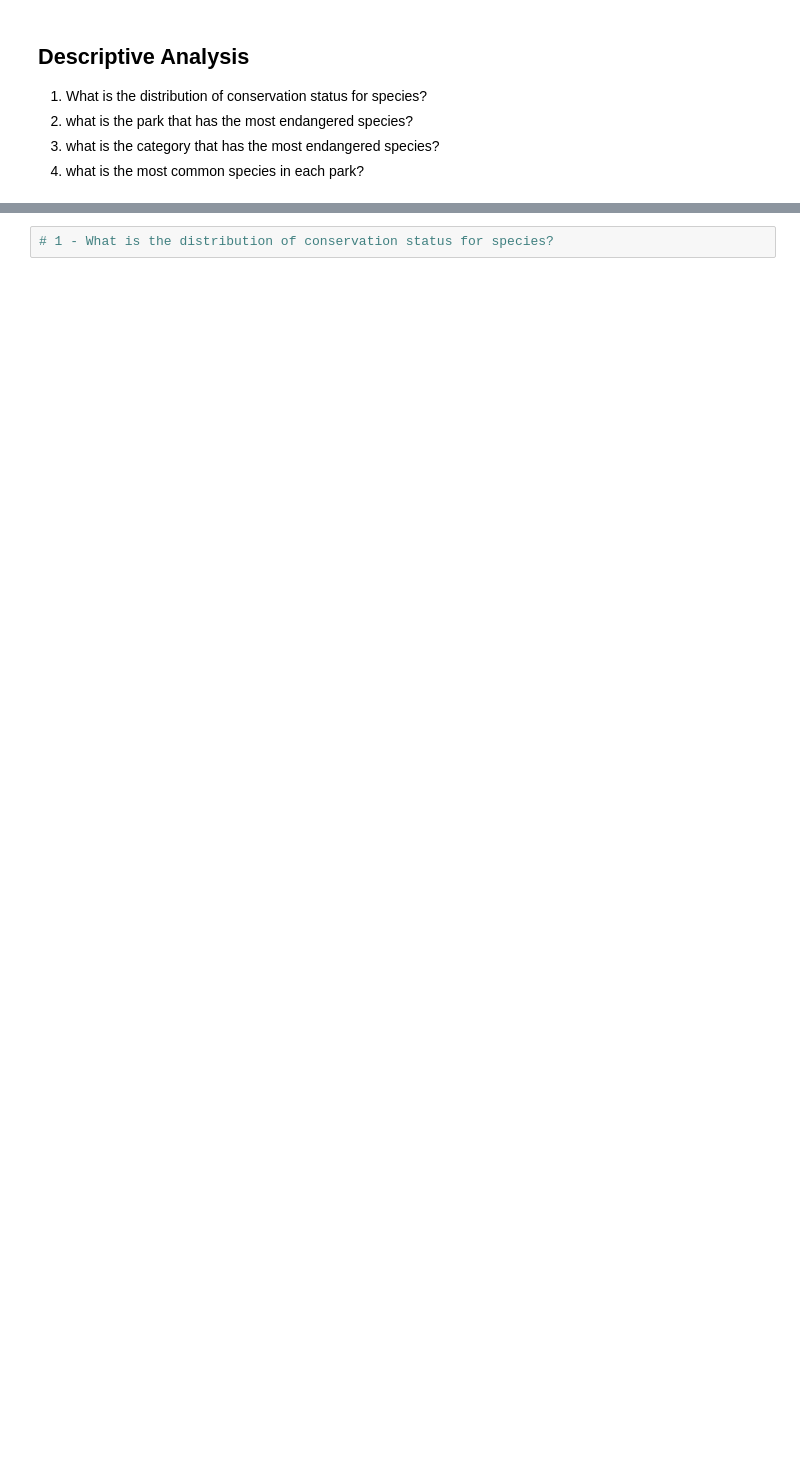
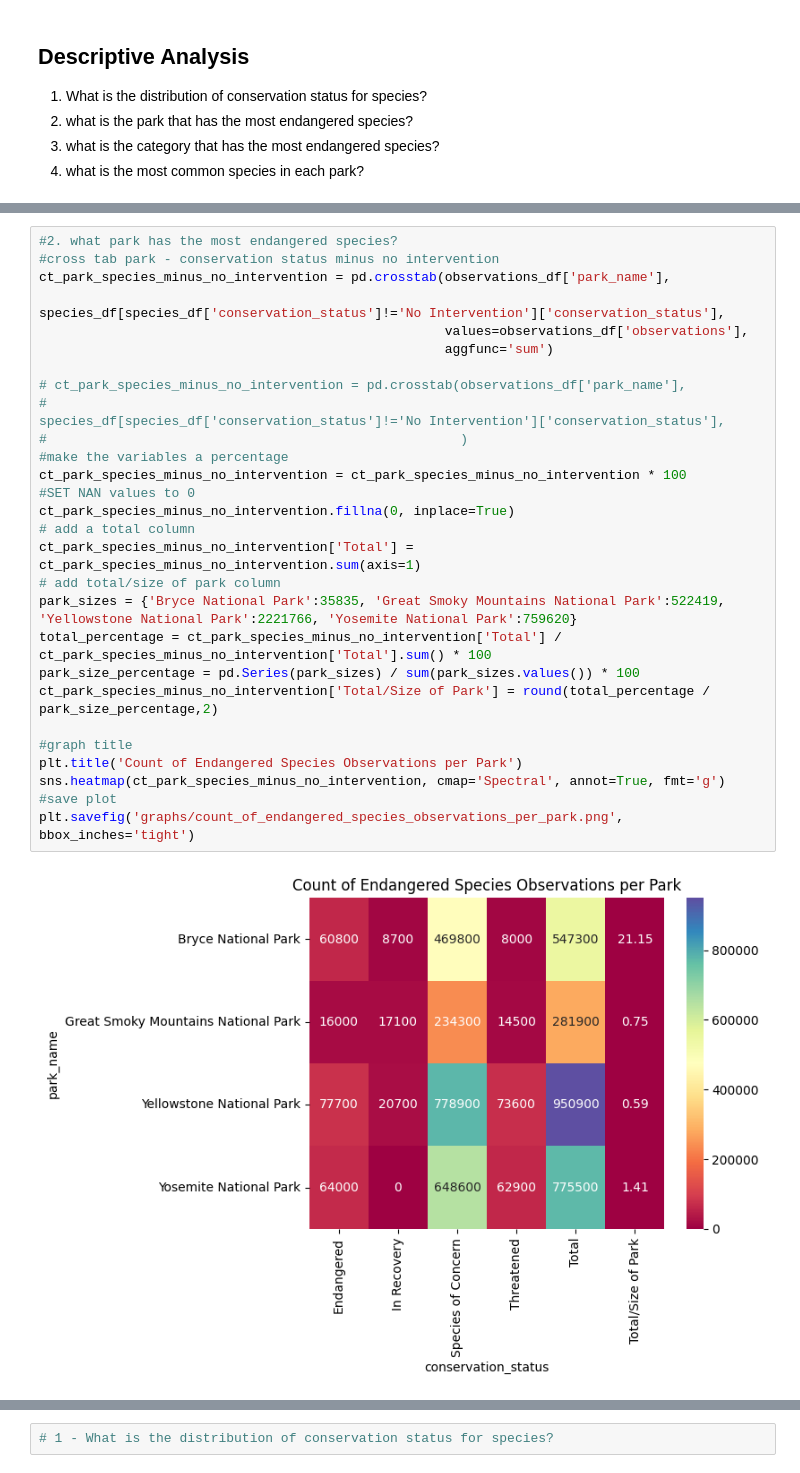
Before and after one commit to zxtheo/Codecademy-biodiversity-project, a Jupyter notebook: biodiversity.ipynb, the cells around one changed output, grey strips where cells are left out. Drawn from its saved outputs; the diff is of its cells as text; blank space fills up the shorter version.

```diff
--- a/biodiversity.ipynb
+++ b/biodiversity.ipynb
@@ -393,3 +496,33 @@ obsercations_park_category
+# %%
+#2. what park has the most endangered species?
+#cross tab park - conservation status minus no intervention
+ct_park_species_minus_no_intervention = pd.crosstab(observations_df['park_name'],
+                                                    species_df[species_df['conservation_status']!='No Intervention']['conservation_status'],
+                                                    values=observations_df['observations'],
+                                                    aggfunc='sum')
+
+# ct_park_species_minus_no_intervention = pd.crosstab(observations_df['park_name'],
+#                                                     species_df[species_df['conservation_status']!='No Intervention']['conservation_status'],
+#                                                     )
+#make the variables a percentage
+ct_park_species_minus_no_intervention = ct_park_species_minus_no_intervention * 100
+#SET NAN values to 0
+ct_park_species_minus_no_intervention.fillna(0, inplace=True)
+# add a total column
+ct_park_species_minus_no_intervention['Total'] = ct_park_species_minus_no_intervention.sum(axis=1)
+# add total/size of park column
+park_sizes = {'Bryce National Park':35835, 'Great Smoky Mountains National Park':522419, 'Yellowstone National Park':2221766, 'Yosemite National Park':759620}
+total_percentage = ct_park_species_minus_no_intervention['Total'] / ct_park_species_minus_no_intervention['Total'].sum() * 100
+park_size_percentage = pd.Series(park_sizes) / sum(park_sizes.values()) * 100
+ct_park_species_minus_no_intervention['Total/Size of Park'] = round(total_percentage / park_size_percentage,2)
+
+#graph title
+plt.title('Count of Endangered Species Observations per Park')
+sns.heatmap(ct_park_species_minus_no_intervention, cmap='Spectral', annot=True, fmt='g')
+#save plot
+plt.savefig('graphs/count_of_endangered_species_observations_per_park.png', bbox_inches='tight')
+# %% [output]
+[figure, added]
 # %%
 # cross tab park - category
 # FIXME: i dont think its normalising for each park
```
Also changed, not shown: parts of 18 cells of this notebook, 6 other files.
